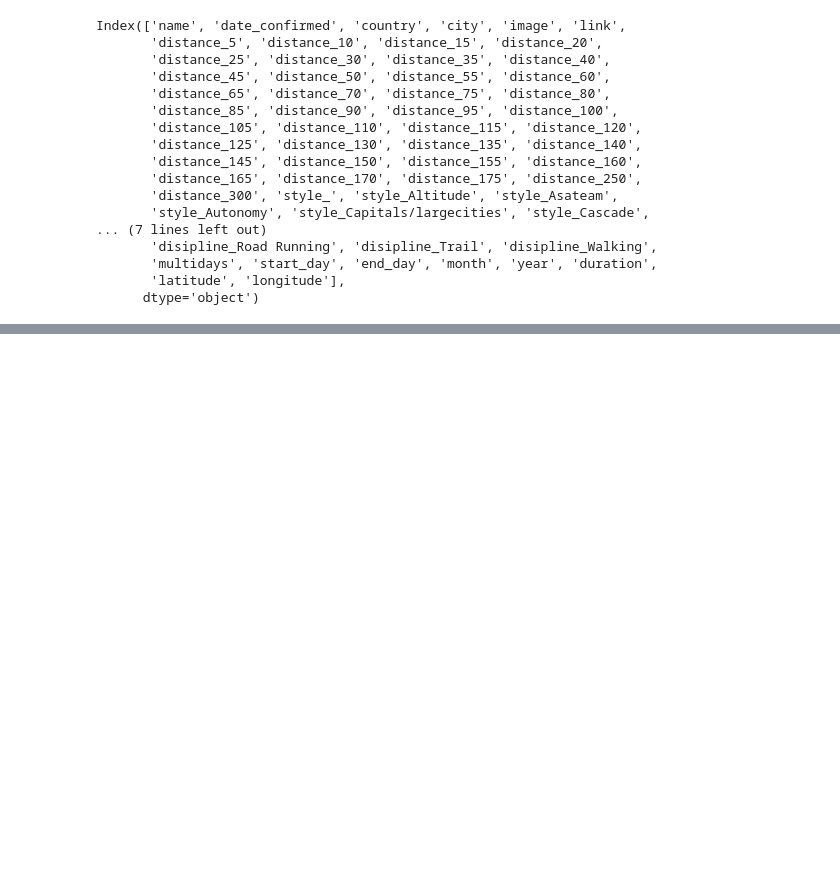
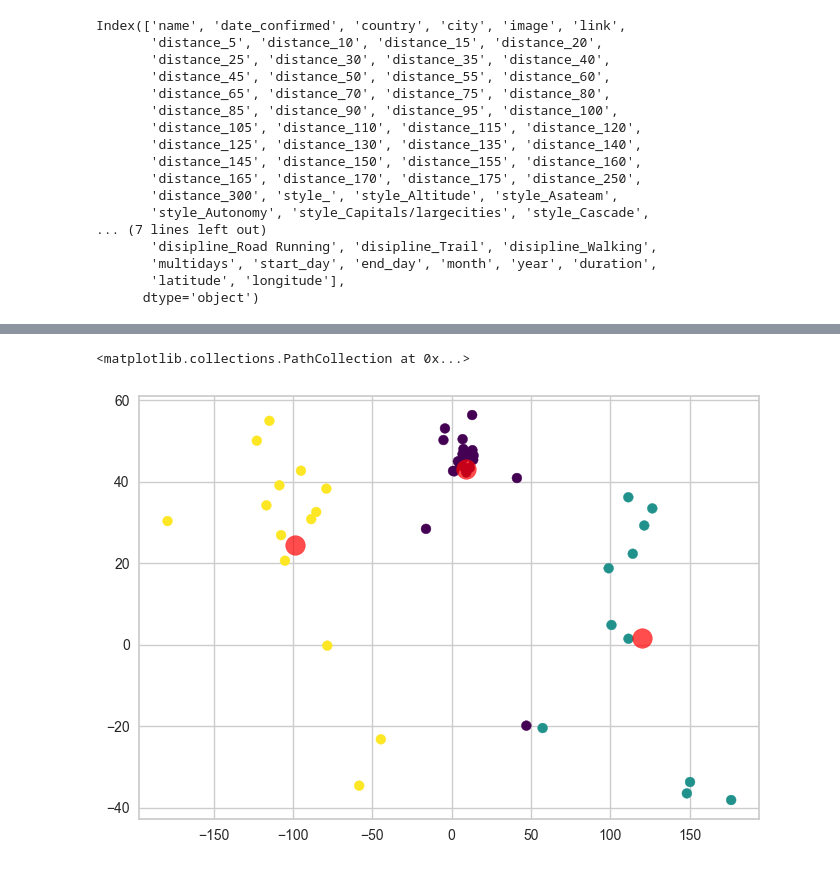
Before and after one commit to thibtd/DataEng_UTMB_pipeline, a Jupyter notebook: analysis/utmb_notebook.ipynb, the cells around one changed output, grey strips where cells are left out. Saved outputs shown, nothing was run; the diff lists cells and outputs as text; code cells hidden in the pictures; blank space fills up the shorter version.

```diff
--- a/analysis/utmb_notebook.ipynb
+++ b/analysis/utmb_notebook.ipynb
@@ -285,0 +321,19 @@ kmeans = KMeans(n_clusters=k)
+# %%
+
+# Group by cluster and compute mean
+X_cluster['cluster'] = kmeans.labels_
+cluster_means = X_cluster.groupby('cluster').mean()
+
+fig = px.imshow(
+    cluster_means.T,
+    labels=dict(x="Cluster", y="Feature", color="Value"),
+    color_continuous_scale='viridis'
+)
+fig.update_layout(width=1000, height=800)
+fig.show()
+# %%
+plt.scatter(X_cluster['longitude'],X_cluster['latitude'], c=kmeans.labels_, cmap='viridis', s=50)
+plt.scatter(kmeans.cluster_centers_[:, -1], kmeans.cluster_centers_[:, -2], c='red', s=200, alpha=0.7)
+# %% [output]
+<matplotlib.collections.PathCollection at 0x...>
+[figure, added]
```
Also changed, not shown: parts of 19 cells of this notebook, 3 other files.
